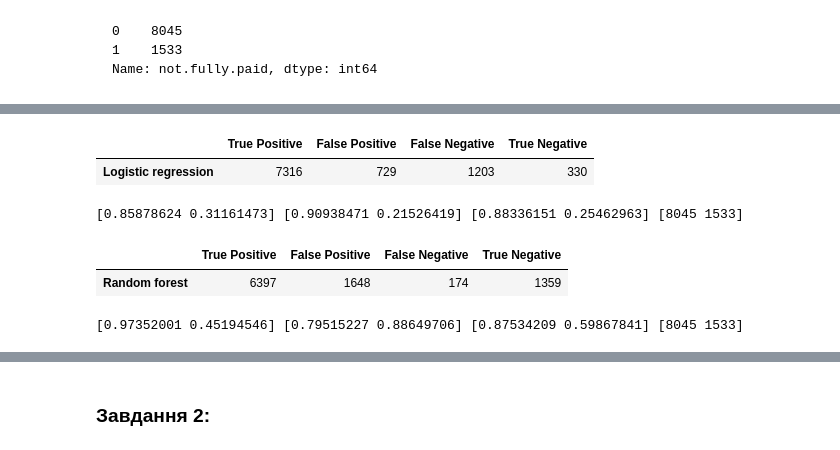
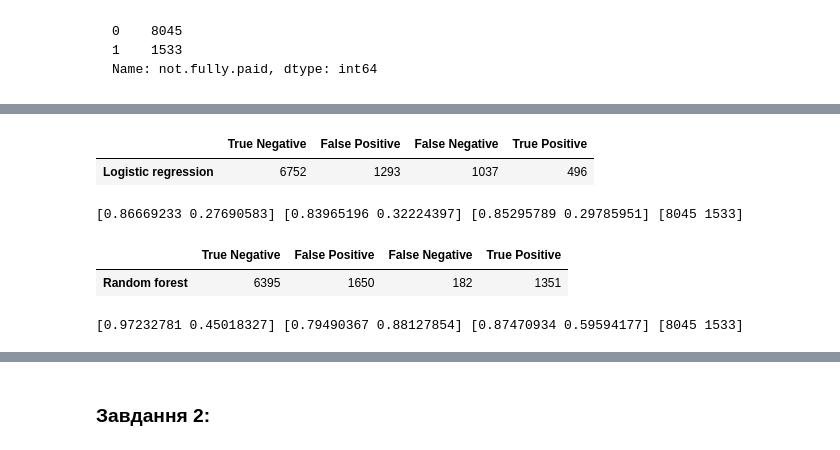
Before and after one commit to TaniaPiekh/DS-17, a Jupyter notebook: Lab 07/Lab work 7.ipynb, the cells around one changed output, grey strips where cells are left out. Cells and saved outputs as stored; diff of their text form; code cells hidden in the pictures.

```diff
--- a/Lab 07/Lab work 7.ipynb
+++ b/Lab 07/Lab work 7.ipynb
@@ -177,7 +177,7 @@ y_test = data['not.fully.paid']
 #7.1 Модель дерево рішень
 
 model1 = DecisionTreeClassifier(random_state=15,
-                                max_depth = 15)
+                                max_depth = 17)
 
 model1.fit(X_train, y_train)
 y_pred_DT = model1.predict(X_test)
@@ -227,27 +227,27 @@ plot_tree(model1, feature_names=X_train.columns.tolist(), class_names='not.fully
 # %%
 #7.2 Логістична регресія
 
-model2 = LogisticRegression(max_iter=1000).fit(X_train, y_train)
+model2 = LogisticRegression(penalty='l2', max_iter=1000).fit(X_train, y_train)
 y_pred_LR = model2.predict(X_test)
 # %%
 #8.2 Матриця та основні метрики для моделі лінійної регресії
 conf_matrix_forLR = confusion_matrix(y_test, y_pred_LR)
 conf_matrix_forLR = conf_matrix_forLR.reshape(1, -1)
 
-cm2 = pd.DataFrame(conf_matrix_forLR, columns=['True Positive', 'False Positive', 'False Negative', 'True Negative'])
+cm2 = pd.DataFrame(conf_matrix_forLR, columns=['True Negative', 'False Positive', 'False Negative', 'True Positive'])
 cm2.index = ['Logistic regression']
 cm2
 # %% [output]
-|  | True Positive | False Positive | False Negative | True Negative |
-| Logistic regression | 7316 | 729 | 1203 | 330 |
+|  | True Negative | False Positive | False Negative | True Positive |
+| Logistic regression | 6752 | 1293 | 1037 | 496 |
 # %%
-precision2, recall2, f1_score2, support2 = precision_recall_fscore_support(y_test, y_pred_LR)
+precision2, recall2, f1_score2, support2 = precision_recall_fscore_support(y_test, y_pred_LR, labels=[0, 1])
 metrics_model2 = pd.DataFrame({'precision': precision2, 'recall': recall2, 'f1_score': f1_score2, 'support': support2},
                               index=[0, 1])
 
 print(precision2, recall2, f1_score2, support2)
 # %% [output]
-[0.85878624 0.31161473] [0.90938471 0.21526419] [0.88336151 0.25462963] [8045 1533]
+[0.86669233 0.27690583] [0.83965196 0.32224397] [0.85295789 0.29785951] [8045 1533]
 # %%
 #7.3 Random forest
 
@@ -264,20 +264,20 @@ y_pred_Rf = model3.predict(X_test)
 conf_matrix_forRF = confusion_matrix(y_test, y_pred_Rf)
 conf_matrix_forRF = conf_matrix_forRF.reshape(1, -1)
 
-cm3 = pd.DataFrame(conf_matrix_forRF, columns=['True Positive', 'False Positive', 'False Negative', 'True Negative'])
+cm3 = pd.DataFrame(conf_matrix_forRF, columns=['True Negative', 'False Positive', 'False Negative', 'True Positive'])
 cm3.index = ['Random forest']
 cm3
 # %% [output]
-|  | True Positive | False Positive | False Negative | True Negative |
-| Random forest | 6397 | 1648 | 174 | 1359 |
+|  | True Negative | False Positive | False Negative | True Positive |
+| Random forest | 6395 | 1650 | 182 | 1351 |
 # %%
-precision3, recall3, f1_score3, support3 = precision_recall_fscore_support(y_test, y_pred_Rf)
+precision3, recall3, f1_score3, support3 = precision_recall_fscore_support(y_test, y_pred_Rf, labels=[0, 1])
 metrics_model3 = pd.DataFrame({'precision': precision3, 'recall': recall3, 'f1_score': f1_score3, 'support': support3},
                               index=[0, 1])
 
 print(precision3, recall3, f1_score3, support3)
 # %% [output]
-[0.97352001 0.45194546] [0.79515227 0.88649706] [0.87534209 0.59867841] [8045 1533]
+[0.97232781 0.45018327] [0.79490367 0.88127854] [0.87470934 0.59594177] [8045 1533]
 # %%
 #7.4 XGBoost
 
```
Also changed, not shown: parts of 21 cells of this notebook.
